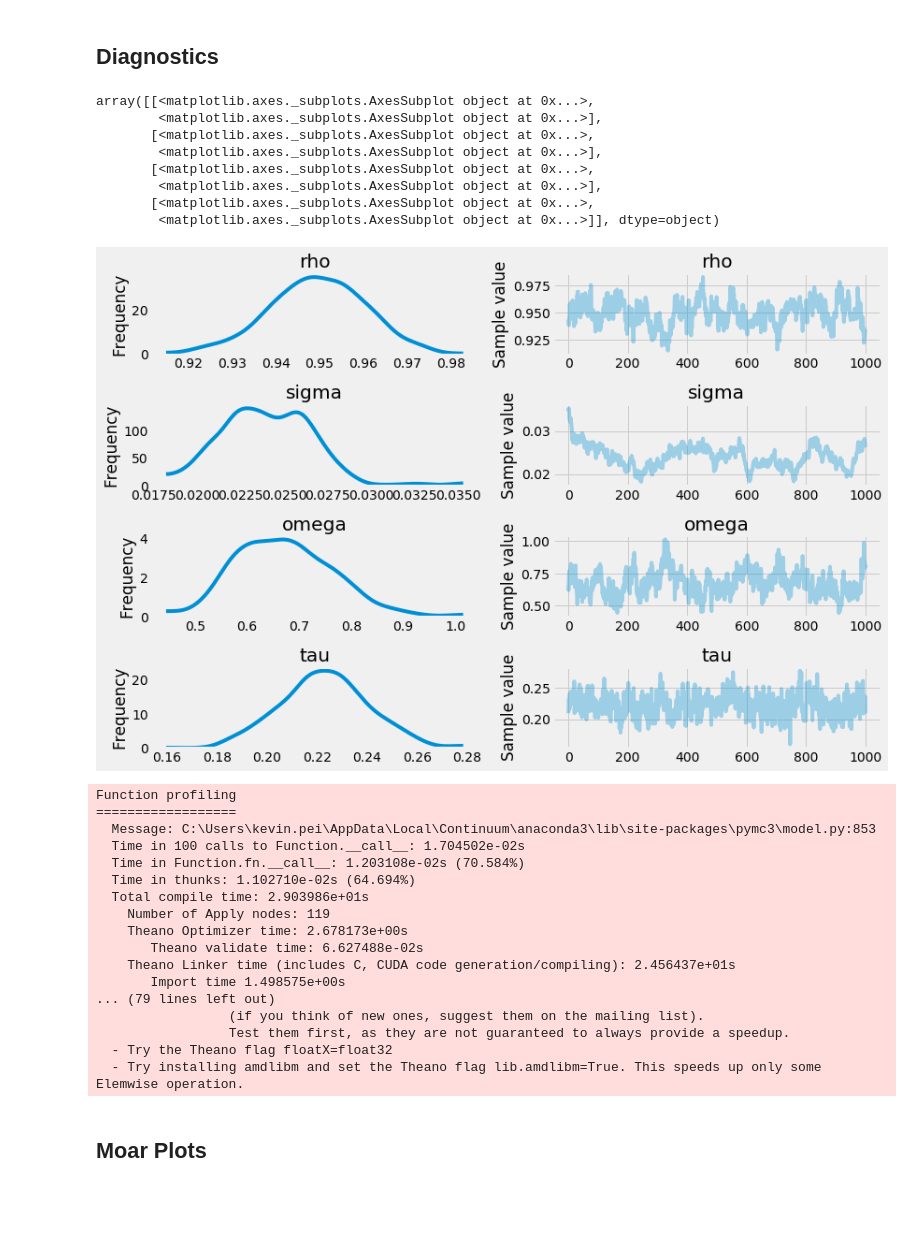
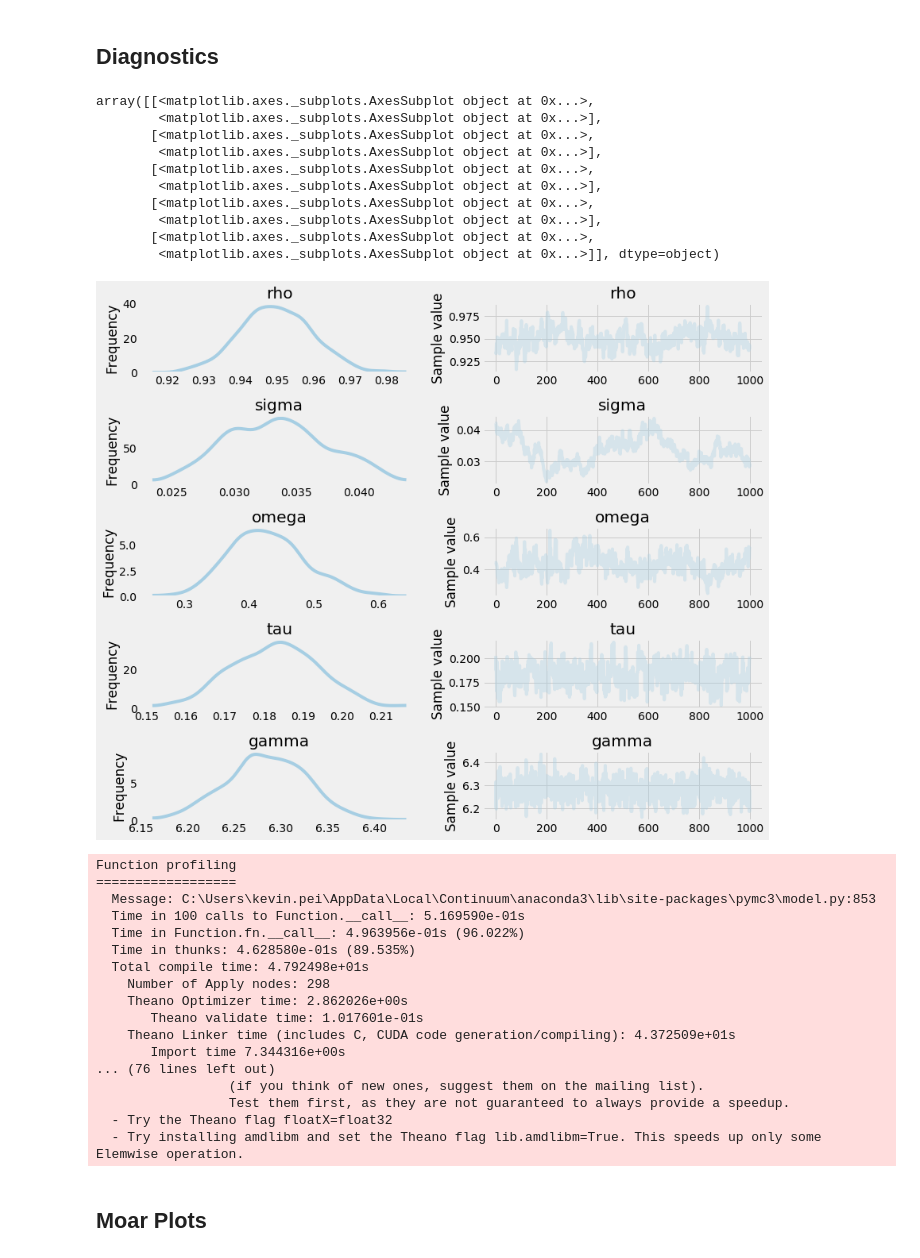
Before and after one commit to Liam-F/cs-rating, a Jupyter notebook: wl_model/wlbet_team_time_model.ipynb, the cells around one changed output. Saved outputs shown, nothing was run; the diff lists cells and outputs as text; code cells hidden in the pictures; blank space fills up the shorter version.

```diff
--- a/wl_model/wlbet_team_time_model.ipynb
+++ b/wl_model/wlbet_team_time_model.ipynb
@@ -137,13 +137,12 @@ with pm.Model() as rating_model:
 
     diff = [time_rating_map[i][obs_map[obs_period == i], obs_team_1[obs_period == i]] - time_rating_map[i][obs_map[obs_period == i], obs_team_2[obs_period == i]] for i in range(n_periods)]
     diff = tt.concatenate(diff)
-    p = 0.5*pm.math.tanh(diff)+0.5
-    #alpha = 0.31
-    #kappa = 16.*pm.math.tanh(alpha*diff)
-    #tau = pm.HalfNormal('tau', 10)
+    #p = 0.5*pm.math.tanh(diff)+0.5
+    kappa = 16.*pm.math.tanh(0.5*diff)
+    gamma = pm.HalfNormal('gamma', 10)
 
-    #sc = pm.Normal('observed score diff', kappa, tau, observed=obs['score_diff'])
-    wl = pm.Bernoulli('observed wl', p=p, observed=(obs['Team 1 ID'] == obs['winner']).values)
+    sc = pm.Normal('observed score diff', kappa, gamma, observed=obs['score_diff'])
+    #wl = pm.Bernoulli('observed wl', p=p, observed=(obs['Team 1 ID'] == obs['winner']).values)
 # %%
 # help my models too slow and i am bad at coding, pls just approximate :3
 with rating_model:
@@ -213,33 +200,35 @@ print('Effective N: %s' % pm.diagnostics.effective_n(trace))
 print('Accept Prob: %.4f' % trace.get_sampler_stats('mean_tree_accept').mean())
 print('Percentage of Divergent %.5f' % (trace['diverging'].nonzero()[0].size/float(len(trace))))
 # %%
-pm.traceplot(trace, varnames=['rho', 'sigma', 'omega', 'tau'])
+pm.traceplot(trace, varnames=['rho', 'sigma', 'omega', 'tau', 'gamma'])
 # %% [output]
 array([[<matplotlib.axes._subplots.AxesSubplot object at 0x...>,
         <matplotlib.axes._subplots.AxesSubplot object at 0x...>],
        [<matplotlib.axes._subplots.AxesSubplot object at 0x...>,
         <matplotlib.axes._subplots.AxesSubplot object at 0x...>],
        [<matplotlib.axes._subplots.AxesSubplot object at 0x...>,
         <matplotlib.axes._subplots.AxesSubplot object at 0x...>],
        [<matplotlib.axes._subplots.AxesSubplot object at 0x...>,
+        <matplotlib.axes._subplots.AxesSubplot object at 0x...>],
+       [<matplotlib.axes._subplots.AxesSubplot object at 0x...>,
         <matplotlib.axes._subplots.AxesSubplot object at 0x...>]], dtype=object)
-[figure, old version]
+[figure, new version]
 # %%
 rating_model.profile(pm.gradient(rating_model.logpt, rating_model.vars), n=100).summary()
 # %% [output]
 Function profiling
 ==================
   Message: C:\Users\kevin.pei\AppData\Local\Continuum\anaconda3\lib\site-packages\pymc3\model.py:853
-  Time in 100 calls to Function.__call__: 1.704502e-02s
-  Time in Function.fn.__call__: 1.203108e-02s (70.584%)
-  Time in thunks: 1.102710e-02s (64.694%)
-  Total compile time: 2.903986e+01s
-    Number of Apply nodes: 119
-    Theano Optimizer time: 2.678173e+00s
-       Theano validate time: 6.627488e-02s
-    Theano Linker time (includes C, CUDA code generation/compiling): 2.456437e+01s
-       Import time 1.498575e+00s
-... (79 lines left out)
+  Time in 100 calls to Function.__call__: 5.169590e-01s
+  Time in Function.fn.__call__: 4.963956e-01s (96.022%)
+  Time in thunks: 4.628580e-01s (89.535%)
+  Total compile time: 4.792498e+01s
+    Number of Apply nodes: 298
+    Theano Optimizer time: 2.862026e+00s
+       Theano validate time: 1.017601e-01s
+    Theano Linker time (includes C, CUDA code generation/compiling): 4.372509e+01s
+       Import time 7.344316e+00s
+... (76 lines left out)
                  (if you think of new ones, suggest them on the mailing list).
                  Test them first, as they are not guaranteed to always provide a speedup.
   - Try the Theano flag floatX=float32
```
Also changed, not shown: parts of 9 cells of this notebook, 9 other files.
